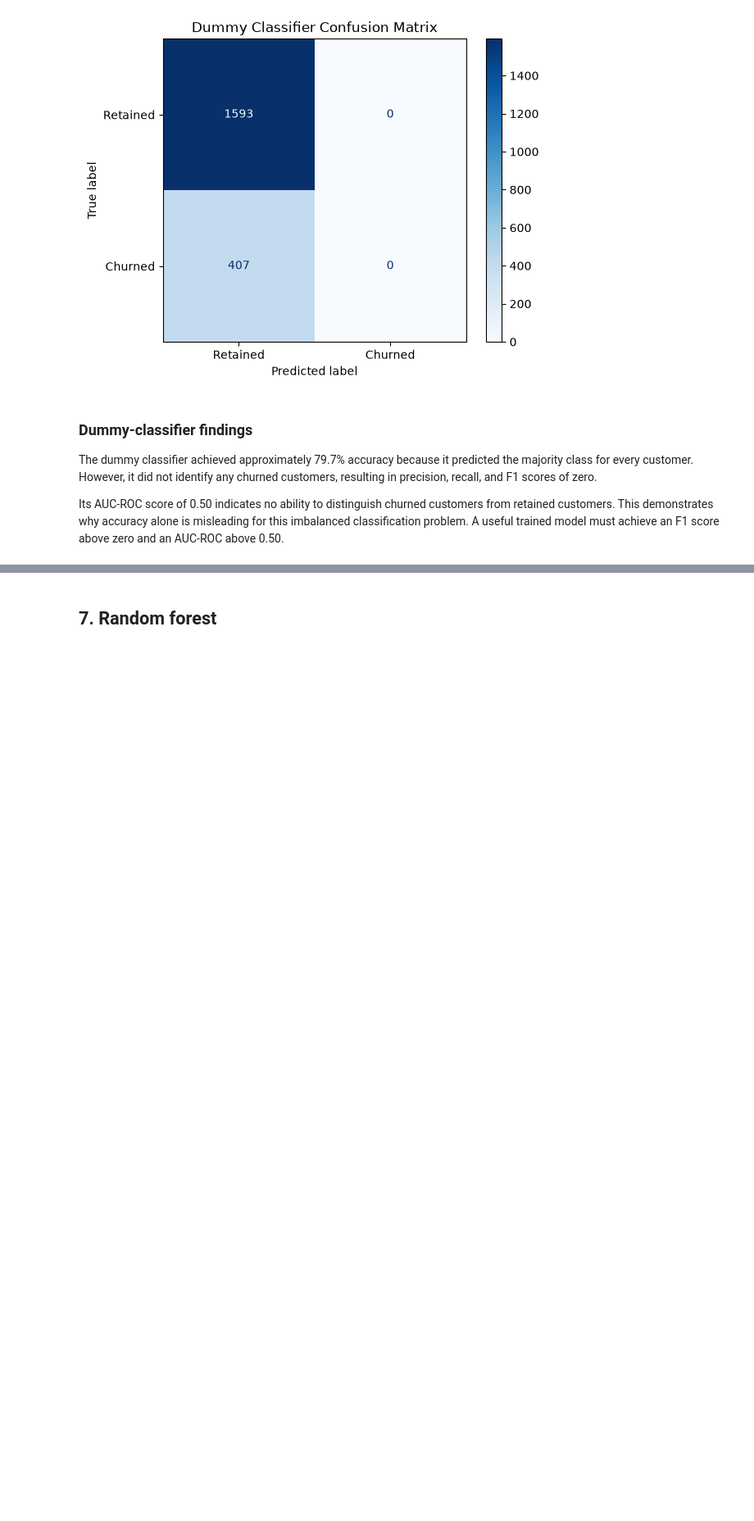
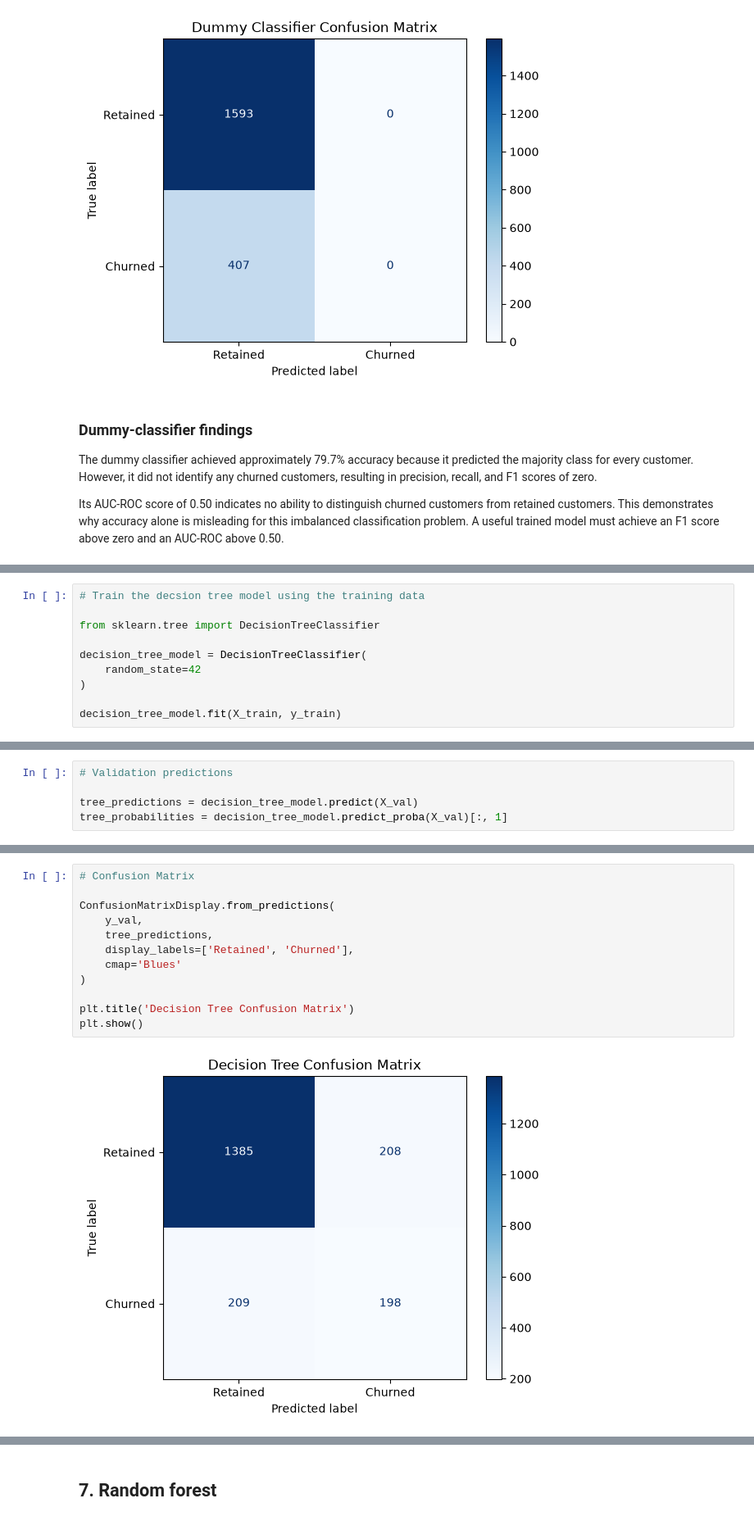
Before and after one commit to rklambiase/bank-customer-churn-prediction, a Jupyter notebook: notebooks/03_baseline_models.ipynb, the cells around one changed output, grey strips where cells are left out. Shown at 82% size. Cells and saved outputs as stored; diff of their text form; blank space fills up the shorter version.

```diff
--- a/notebooks/03_baseline_models.ipynb
+++ b/notebooks/03_baseline_models.ipynb
@@ -177,0 +273,10 @@ Its AUC-ROC score of 0.50 indicates no ability to distinguish churned customers
+# %%
+# Train the decsion tree model using the training data
+
+from sklearn.tree import DecisionTreeClassifier
+
+decision_tree_model = DecisionTreeClassifier(
+    random_state=42
+)
+
+decision_tree_model.fit(X_train, y_train)
@@ -177,0 +285,5 @@ Its AUC-ROC score of 0.50 indicates no ability to distinguish churned customers
+# %%
+# Validation predictions
+
+tree_predictions = decision_tree_model.predict(X_val)
+tree_probabilities = decision_tree_model.predict_proba(X_val)[:, 1]
@@ -177,0 +324,14 @@ Its AUC-ROC score of 0.50 indicates no ability to distinguish churned customers
+# %%
+# Confusion Matrix
+
+ConfusionMatrixDisplay.from_predictions(
+    y_val,
+    tree_predictions,
+    display_labels=['Retained', 'Churned'],
+    cmap='Blues'
+)
+
+plt.title('Decision Tree Confusion Matrix')
+plt.show()
+# %% [output]
+[figure, added]
```
Also changed, not shown: parts of 16 cells of this notebook.
